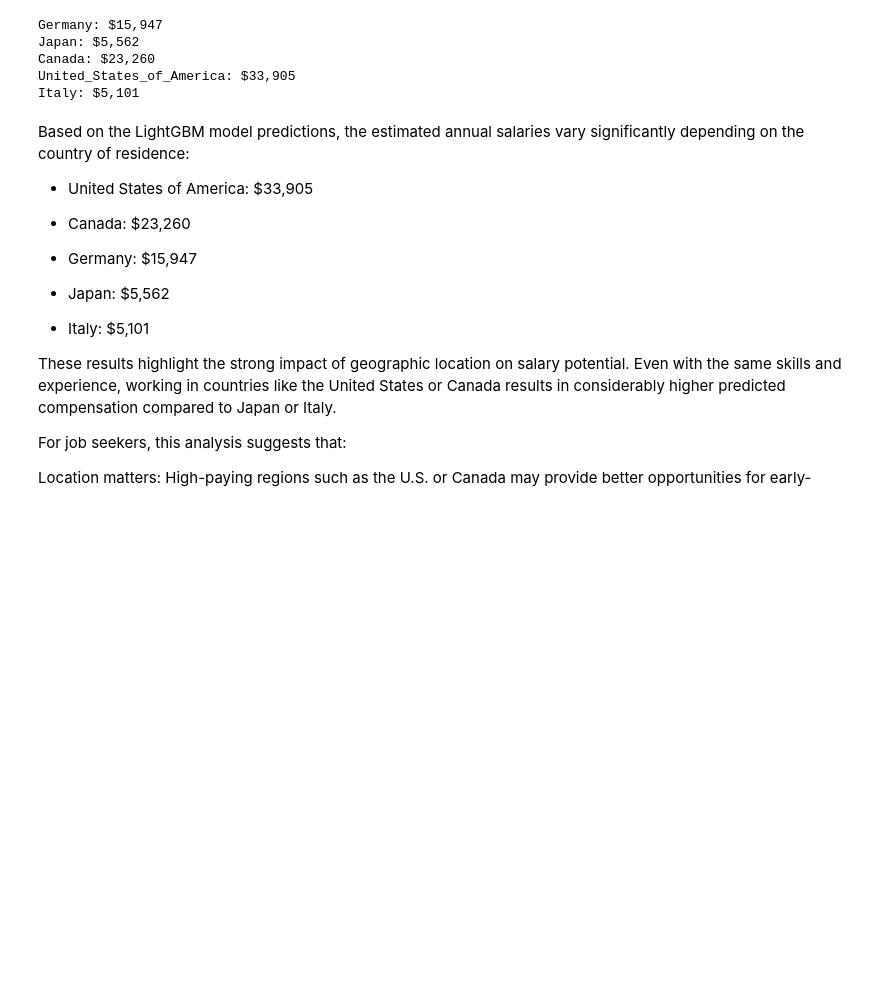
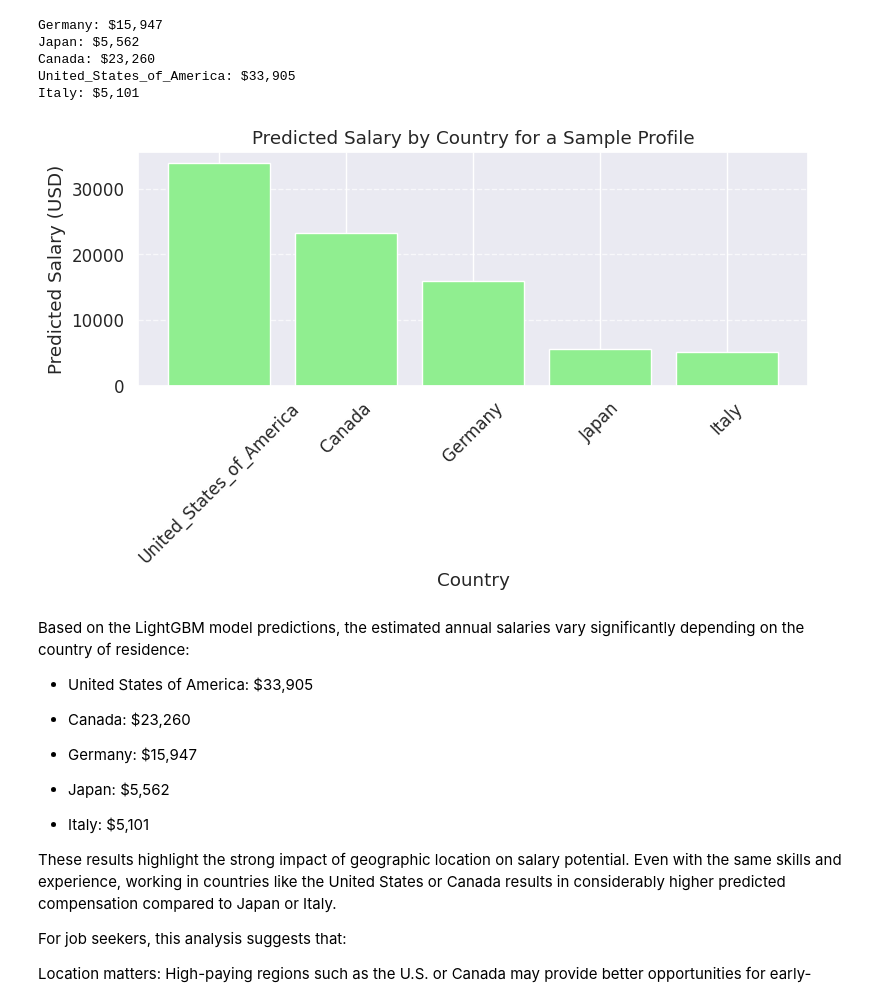
Before and after one commit to yukomath/Project_1, a Jupyter notebook: project.ipynb, the cells around one changed output. Drawn from its saved outputs; the diff is of its cells as text; code cells hidden in the pictures; blank space fills up the shorter version.

```diff
--- a/project.ipynb
+++ b/project.ipynb
@@ -994,6 +1059,43 @@ Japan: $5,562
 Canada: $23,260
 United_States_of_America: $33,905
 Italy: $5,101
+# %%
+import pandas as pd
+import matplotlib.pyplot as plt
+
+# -------------------------------
+# Define countries and predicted salaries
+# -------------------------------
+countries = ["Germany", "Japan", "Canada", "United_States_of_America", "Italy"]
+predicted_salaries = [15947, 5562, 23260, 33905, 5101]  # Predicted salaries from the model
+
+# -------------------------------
+# Create DataFrame to ensure correct mapping
+# -------------------------------
+country_salary_df = pd.DataFrame({
+    "Country": countries,
+    "PredictedSalary": predicted_salaries
+})
+
+# -------------------------------
+# Sort by PredictedSalary for better visualization
+# -------------------------------
+country_salary_df = country_salary_df.sort_values(by="PredictedSalary", ascending=False)
+
+# -------------------------------
+# Plot: Predicted Salary by Country
+# -------------------------------
+plt.figure(figsize=(8,5))
+plt.bar(country_salary_df["Country"], country_salary_df["PredictedSalary"], color='lightgreen')
+plt.xlabel("Country")
+plt.ylabel("Predicted Salary (USD)")
+plt.title("Predicted Salary by Country for a Sample Profile")
+plt.xticks(rotation=45)
+plt.grid(axis='y', linestyle='--', alpha=0.7)
+plt.tight_layout()
+plt.show()
+# %% [output]
+[figure, added]
 # %% [markdown]
 Based on the LightGBM model predictions, the estimated annual salaries vary significantly depending on the country of residence:
 
```
Also changed, not shown: parts of 34 cells of this notebook.
